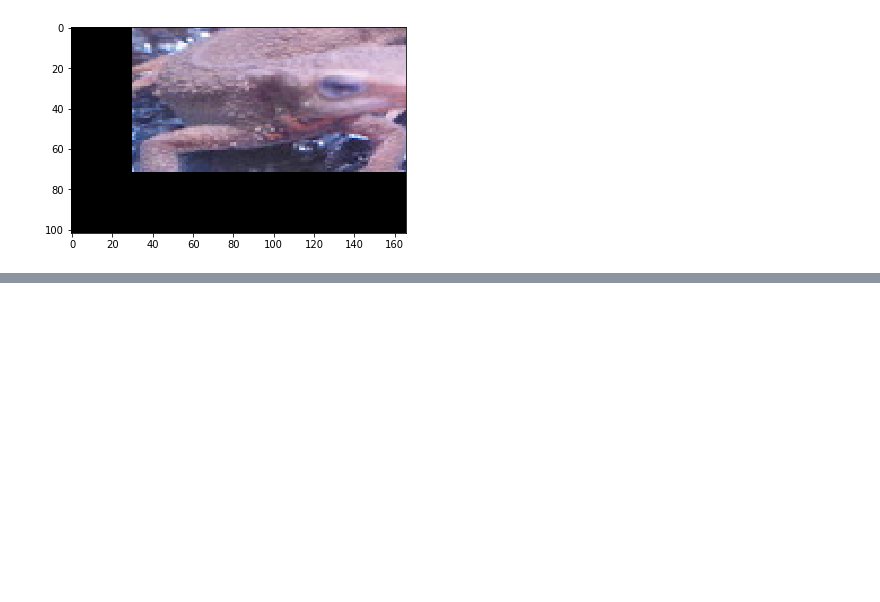
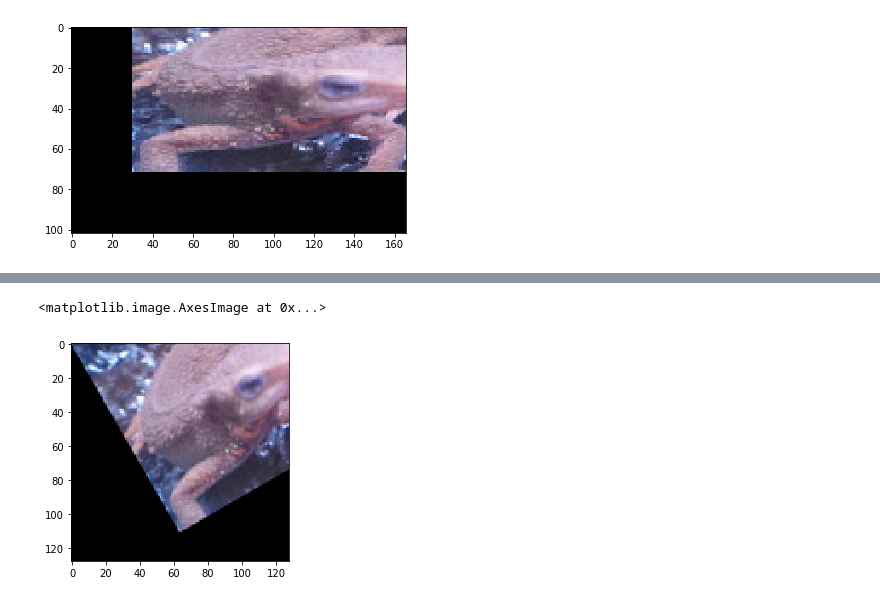
Before and after one commit to deeplab-tokyotech/image_process100knock, a Jupyter notebook: Takehiko/chapter03/ch3.ipynb, the cells around one changed output, grey strips where cells are left out. Drawn from its saved outputs; the diff is of its cells as text; code cells hidden in the pictures; blank space fills up the shorter version.

```diff
--- a/Takehiko/chapter03/ch3.ipynb
+++ b/Takehiko/chapter03/ch3.ipynb
@@ -632,0 +587,16 @@ plt.imshow(BGR2RGB(img2))
+# %%
+#30 (1.2)
+img = cv2.imread("images/imori.jpg")
+theta = - 30/360 * 2 * np.pi
+# 2x3の行列を定義 3行目 [0,0, 1]はいらない
+mat = np.array([[np.cos(theta),-np.sin(theta),0],
+                [np.sin(theta),np.cos(theta),0]]
+                , dtype=np.float32)
+
+H,W,C = img.shape
+img2 = cv2.warpAffine(img, mat, (H,W))
+plt.figure()
+plt.imshow(BGR2RGB(img2))
+# %% [output]
+<matplotlib.image.AxesImage at 0x...>
+[figure, added]
```
Also changed, not shown: parts of 7 cells of this notebook.
